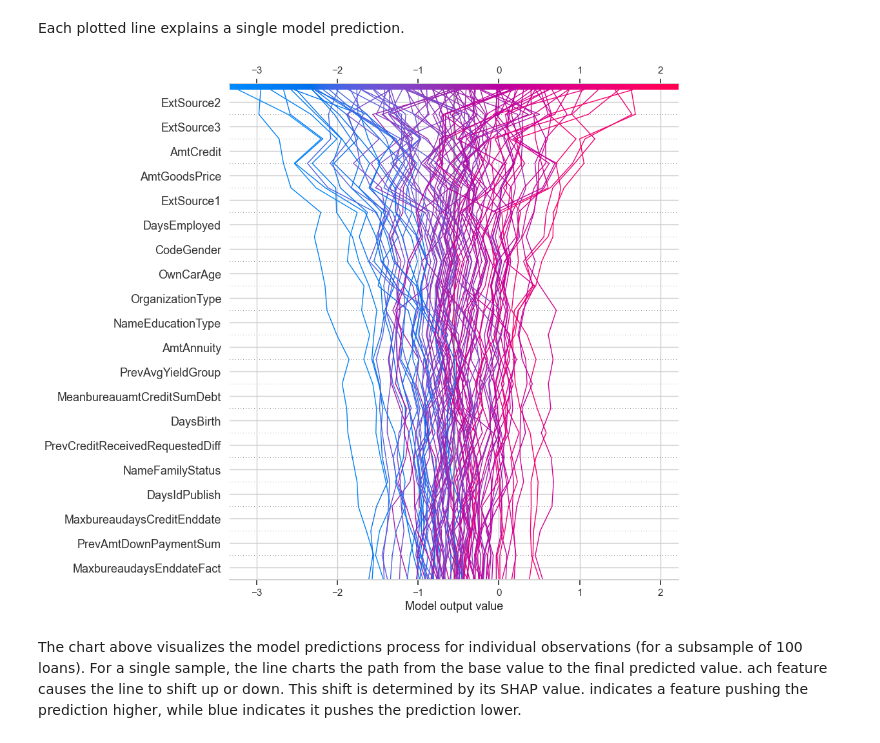
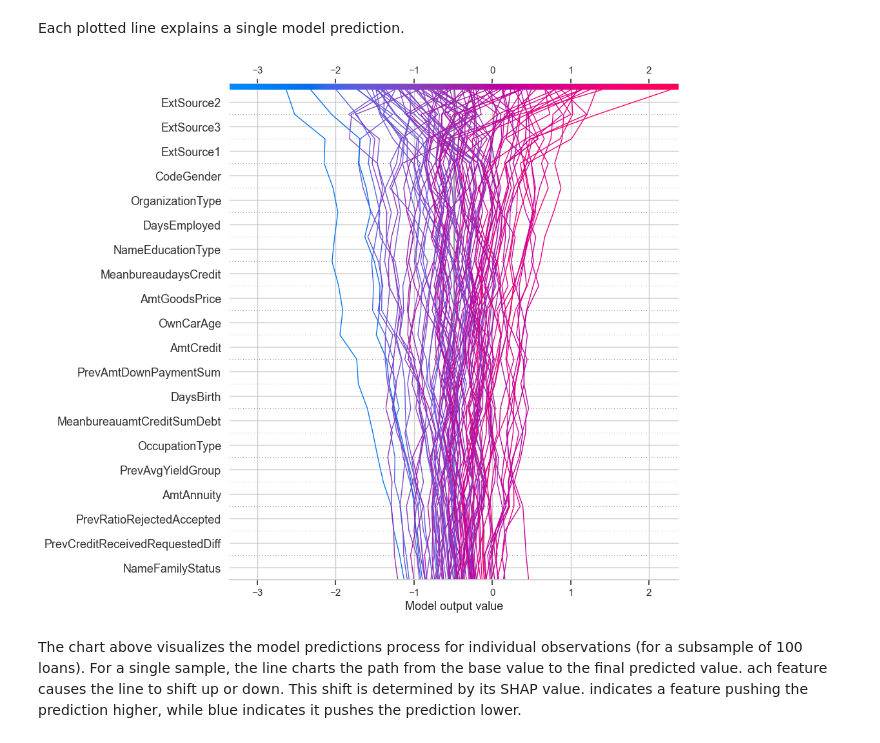
Before and after one commit to qwyt/HomeCreditDefaultRisk, a Jupyter notebook: Notebooks/2.0_Model.ipynb, the cells around one changed output. Cells and saved outputs as stored; diff of their text form; code cells hidden in the pictures.

```diff
--- a/Notebooks/2.0_Model.ipynb
+++ b/Notebooks/2.0_Model.ipynb
@@ -54,26 +52,30 @@ importlib.reload(ml_config_core)
 
 # SELECTED_MODEL_ALT_KEY = "LGBM_AUC"
 # SELECTED_MODEL_KEY = "LGBM_AUC_All_Features"
-SELECTED_MODEL_KEY = "LGBM_Dart_AUC"
+# SELECTED_MODEL_KEY = "LGBM_Dart_AUC"
+SELECTED_MODEL_KEY = "LGBM_AUC"
 BASELINE_MODEL_KEY = "Baseline_Only_CreditRatings"
 
-selected_model: ml_config_core.ModelTrainingResult = ml_config_core.ModelTrainingResult.load_serialize_model(
-    SELECTED_MODEL_KEY)
+selected_model: ml_config_core.ModelTrainingResult = (
+    ml_config_core.ModelTrainingResult.load_serialize_model(SELECTED_MODEL_KEY)
+)
 
 # selected_model_alt: TuningResult = ml_config_core.ModelTrainingResult.load_serialize_model(
 #     SELECTED_MODEL_ALT_KEY)
 #
 selected_model_pipeline_info: TuningResult = TuningResult.load_serialized_tuning_result(
-    SELECTED_MODEL_KEY)
+    SELECTED_MODEL_KEY
+)
 
-baseline_model: ml_config_core.ModelTrainingResult = ml_config_core.ModelTrainingResult.load_serialize_model(
-    BASELINE_MODEL_KEY)
+baseline_model: ml_config_core.ModelTrainingResult = (
+    ml_config_core.ModelTrainingResult.load_serialize_model(BASELINE_MODEL_KEY)
+)
 
 results_all_models = {
     SELECTED_MODEL_KEY: selected_model,
     # Uncomment to include alternative model
     # SELECTED_MODEL_ALT_KEY: selected_model_alt,
-    BASELINE_MODEL_KEY: baseline_model
+    BASELINE_MODEL_KEY: baseline_model,
 }
 # %%
 importlib.reload(graph)
@@ -104,7 +111,8 @@ We'll investigate this further but generally we can see that the model might be
 from shared import pipeline
 
 features_matrix = selected_model_pipeline_info.model_pipeline_config.load_data(
-    loader_function=feature_builder_v2.load_datasets_and_prepare_features)
+    loader_function=feature_builder_v2.load_datasets_and_prepare_features
+)
 #
 X_train, X_test, y_train, y_test = pipeline.get_deterministic_train_test_split(
     features_matrix
@@ -585,21 +605,25 @@ they allow us to attribute the impact of specific feature (e.g. credit scores, c
 # %% [markdown]
 Each plotted line explains a single model prediction.
 # %%
-
 # Number of samples to include in subsample
 num_samples = 100
 
 # Generate random indices for subsampling
 indices = np.random.choice(X_test.shape[0], num_samples, replace=False)
 
 # Subsample the SHAP values and test data
 shap_values_subsample = shap_values[indices]
 X_test_subsample = X_test.iloc[indices]
 
 # Use the subsampled data in the decision plot
-shap.decision_plot(explainer.expected_value, shap_values_subsample, X_test_subsample, ignore_warnings=True)
+shap.decision_plot(
+    explainer.expected_value,
+    shap_values_subsample,
+    X_test_subsample,
+    ignore_warnings=True,
+)
 # %% [output]
-[figure, old version]
+[figure, new version]
 # %% [markdown]
 The chart above visualizes the model predictions process for individual observations (for a subsample of 100 loans). For a single sample, the line charts the path from the base value to the final predicted value. ach feature causes the line to shift up or down. This shift is determined by its SHAP value. indicates a feature pushing the prediction higher, while blue indicates it pushes the prediction lower.
 # %%
```
Also changed, not shown: parts of 23 cells of this notebook, 9 other files.
